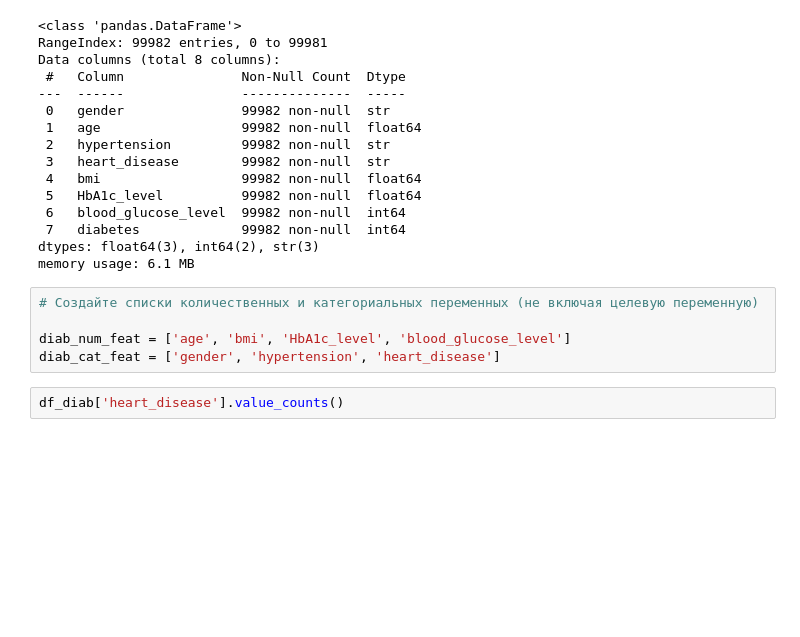
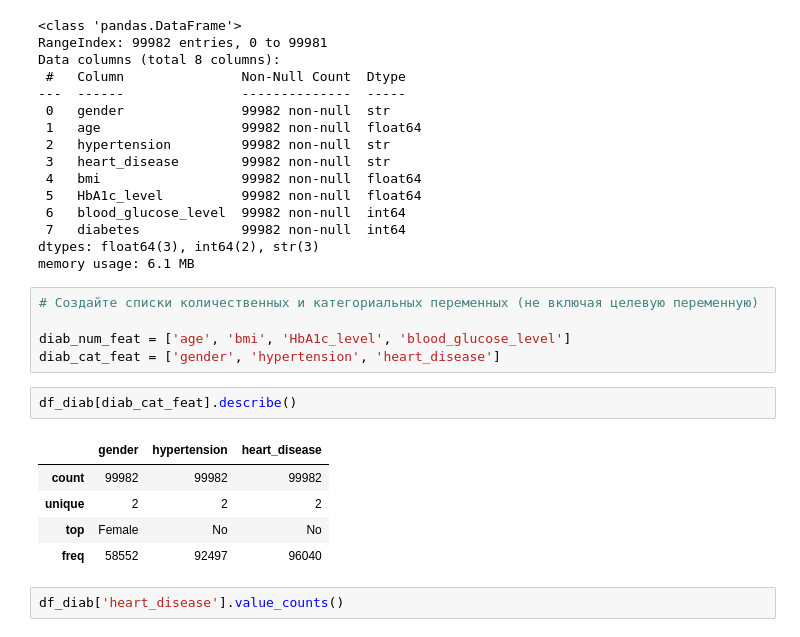
Before and after one commit to ml2me/study, a Jupyter notebook: classic_ML/2/02.Задание.ipynb, the cells around one changed output. Saved outputs shown, nothing was run; the diff lists cells and outputs as text; blank space fills up the shorter version.

```diff
--- a/classic_ML/2/02.Задание.ipynb
+++ b/classic_ML/2/02.Задание.ipynb
@@ -445,6 +445,14 @@ memory usage: 6.1 MB
 
 diab_num_feat = ['age', 'bmi', 'HbA1c_level', 'blood_glucose_level']
 diab_cat_feat = ['gender', 'hypertension', 'heart_disease']
+# %%
+df_diab[diab_cat_feat].describe()
+# %% [output]
+|  | gender | hypertension | heart_disease |
+| count | 99982 | 99982 | 99982 |
+| unique | 2 | 2 | 2 |
+| top | Female | No | No |
+| freq | 58552 | 92497 | 96040 |
 # %%
 df_diab['heart_disease'].value_counts()
 # %% [output]
```
Also changed, not shown: parts of 19 cells of this notebook.
